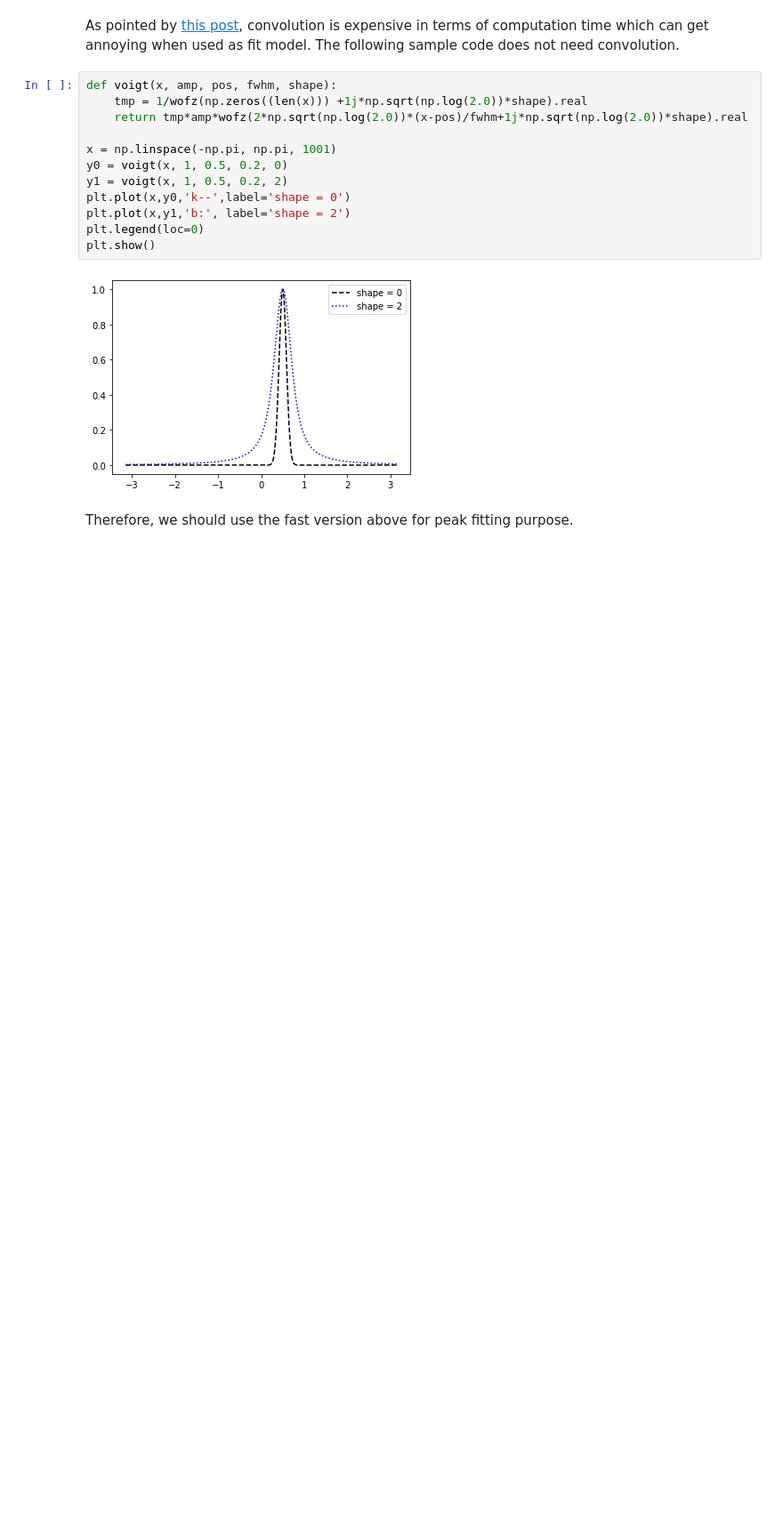
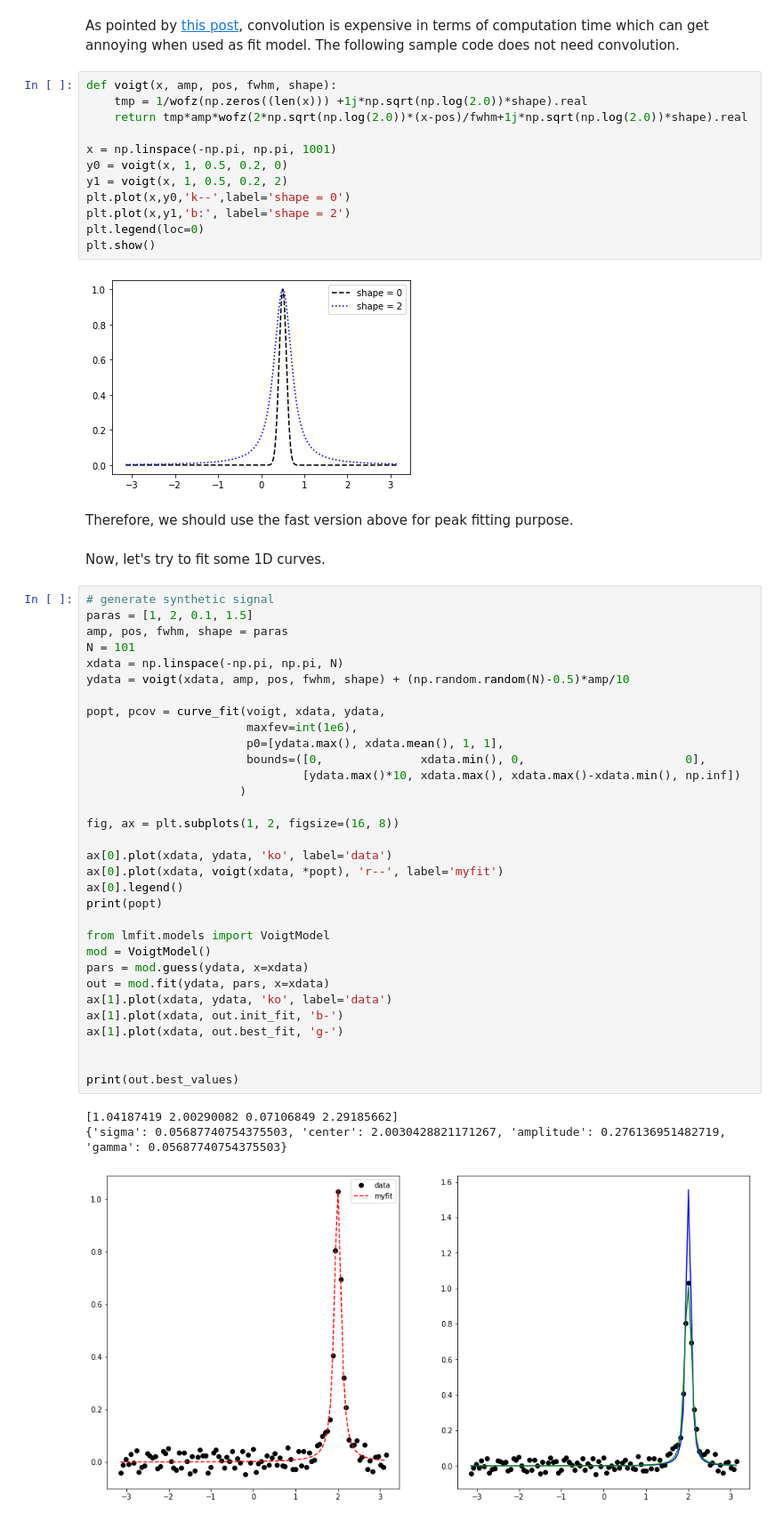
Before and after one commit to KedoKudo/xproc, a Jupyter notebook: private/fitting/ConventionalPeakFitting.ipynb, the cells around one changed output. Shown at 89% size. Drawn from its saved outputs; the diff is of its cells as text; blank space fills up the shorter version.

Commit message:
record the curve fitting edu

```diff
--- a/private/fitting/ConventionalPeakFitting.ipynb
+++ b/private/fitting/ConventionalPeakFitting.ipynb
@@ -97,3 +103,41 @@ plt.show()
 [figure]
 # %% [markdown]
 Therefore, we should use the fast version above for peak fitting purpose.
+# %% [markdown]
+Now, let's try to fit some 1D curves.
+# %%
+# generate synthetic signal
+paras = [1, 2, 0.1, 1.5]
+amp, pos, fwhm, shape = paras
+N = 101
+xdata = np.linspace(-np.pi, np.pi, N)
+ydata = voigt(xdata, amp, pos, fwhm, shape) + (np.random.random(N)-0.5)*amp/10
+
+popt, pcov = curve_fit(voigt, xdata, ydata,
+                       maxfev=int(1e6),
+                       p0=[ydata.max(), xdata.mean(), 1, 1],
+                       bounds=([0,              xdata.min(), 0,                       0],
+                               [ydata.max()*10, xdata.max(), xdata.max()-xdata.min(), np.inf])
+                      )
+
+fig, ax = plt.subplots(1, 2, figsize=(16, 8))
+
+ax[0].plot(xdata, ydata, 'ko', label='data')
+ax[0].plot(xdata, voigt(xdata, *popt), 'r--', label='myfit')
+ax[0].legend()
+print(popt)
+
+from lmfit.models import VoigtModel
+mod = VoigtModel()
+pars = mod.guess(ydata, x=xdata)
+out = mod.fit(ydata, pars, x=xdata)
+ax[1].plot(xdata, ydata, 'ko', label='data')
+ax[1].plot(xdata, out.init_fit, 'b-')
+ax[1].plot(xdata, out.best_fit, 'g-')
+
+
+print(out.best_values)
+# %% [output]
+[1.04187419 2.00290082 0.07106849 2.29185662]
+{'sigma': 0.05687740754375503, 'center': 2.0030428821171267, 'amplitude': 0.276136951482719, 'gamma': 0.05687740754375503}
+[figure, added]
```
Also changed, not shown: parts of 7 cells of this notebook, 1 other file.
